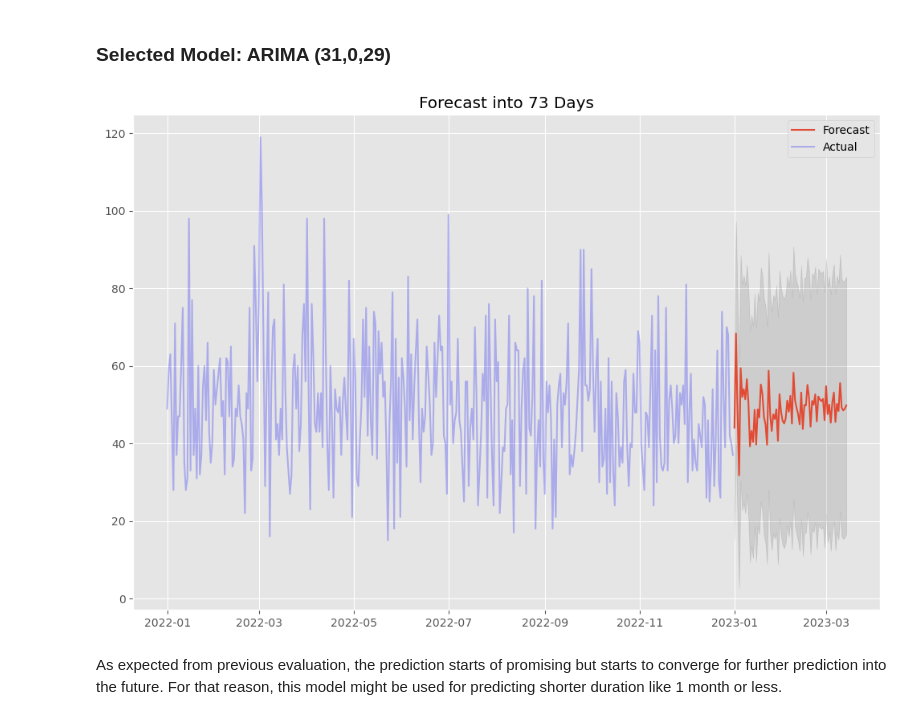
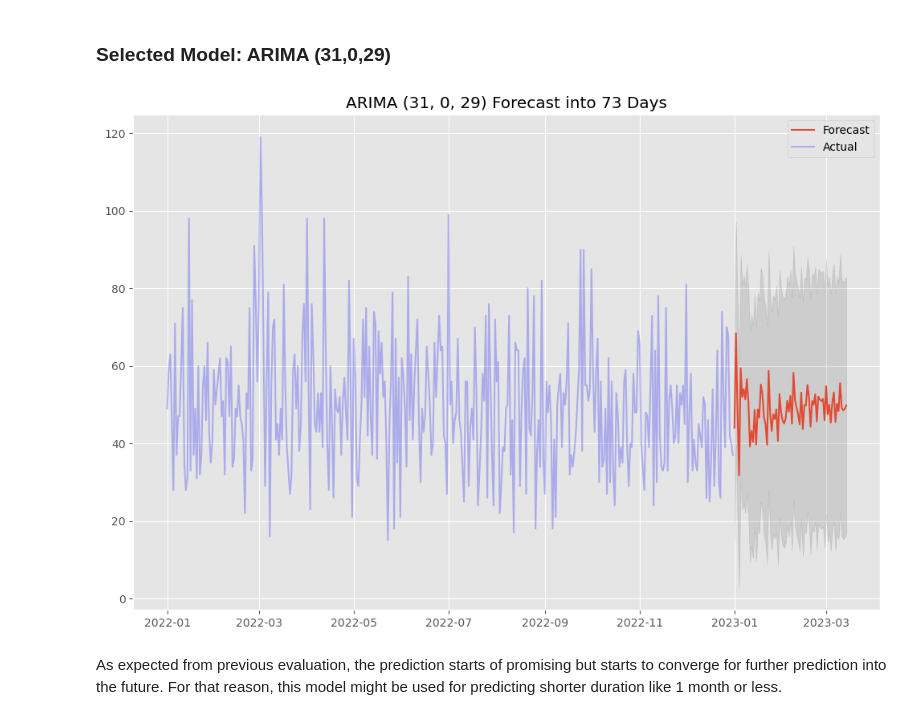
Before and after one commit to andreadeputra/MLPortfolio, a Jupyter notebook: Courses/RakaminVIX/Kalbe-Nutritionals/Kalbe Nutritionals.ipynb, the cells around one changed output. Drawn from its saved outputs; the diff is of its cells as text; code cells hidden in the pictures.

```diff
--- a/Courses/RakaminVIX/Kalbe-Nutritionals/Kalbe Nutritionals.ipynb
+++ b/Courses/RakaminVIX/Kalbe-Nutritionals/Kalbe Nutritionals.ipynb
@@ -600,18 +600,18 @@ model_fit = arima.fit()
 # %%
 fc = model_fit.get_forecast(steps=len(qty_test))
 
 plt.plot(fc.predicted_mean, label='Forecast')
 plt.plot(df_qty, label='Actual', alpha=.25, c='b')
 plt.fill_between(fc.conf_int().index,
                  fc.conf_int()['lower Qty'],
                  fc.conf_int()['upper Qty'],
                  color='k', alpha=.1)
 
-plt.title(f'Forecast into {len(qty_test)} Days')
+plt.title(f'ARIMA (31, 0, 29) Forecast into {len(qty_test)} Days')
 plt.legend(loc=1)
 plt.show()
 # %% [output]
-[figure, old version]
+[figure, new version]
 # %% [markdown]
 As expected from previous evaluation, the prediction starts of promising but starts to converge for further prediction into the future. For that reason, this model might be used for predicting shorter duration like 1 month or less.
 # %%
```
Also changed, not shown: parts of 5 cells of this notebook, 6 other files.
